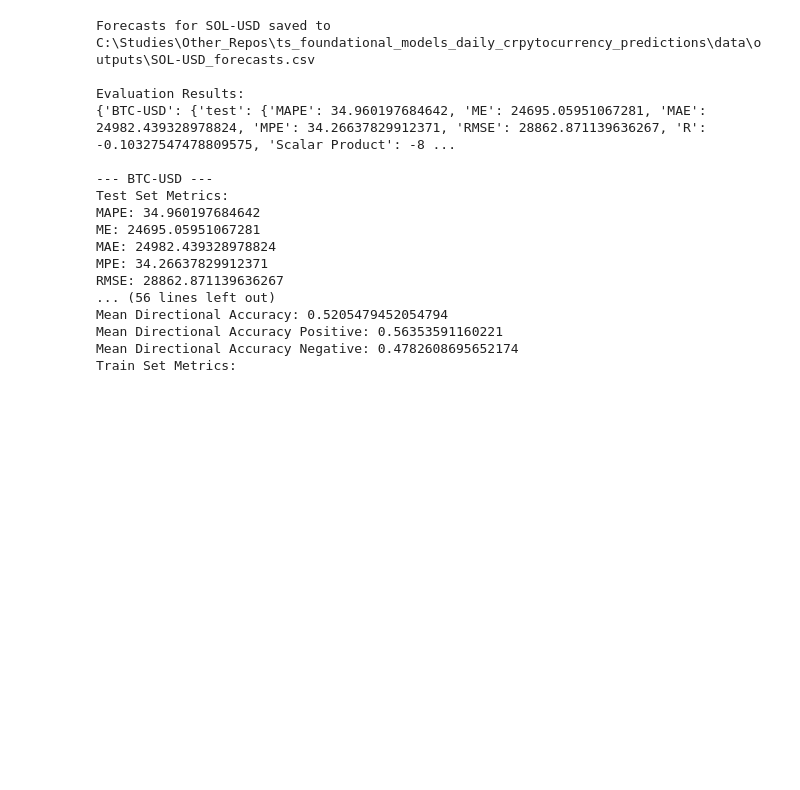
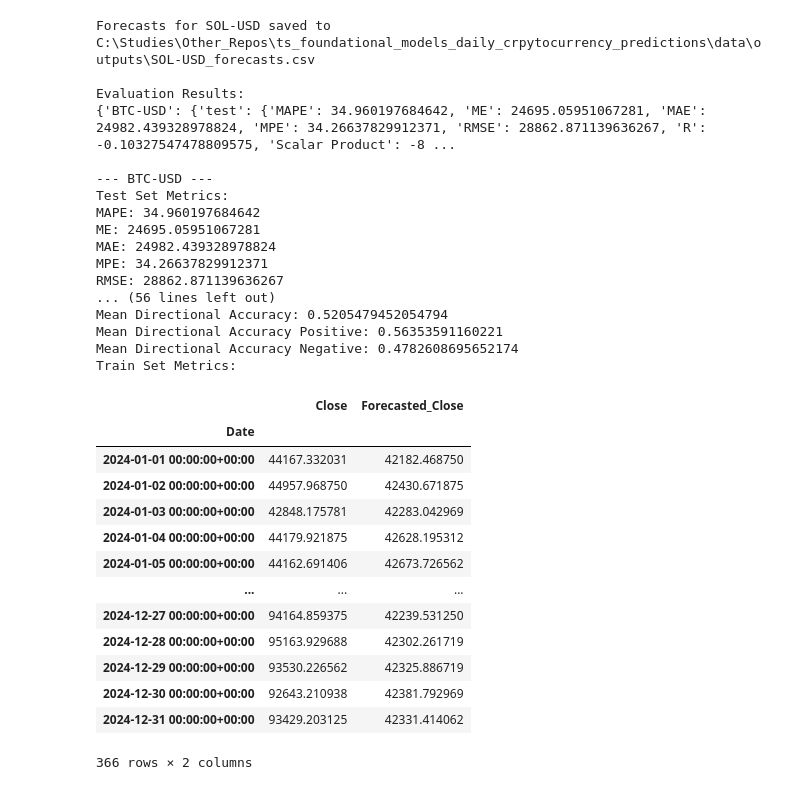
Before and after one commit to zaskap/ts_foundational_models_daily_crpytocurrency_predictions, a Jupyter notebook: notebooks/timesfm_v1.ipynb, the cells around one changed output. Cells and saved outputs as stored; diff of their text form; code cells hidden in the pictures; blank space fills up the shorter version.

```diff
--- a/notebooks/timesfm_v1.ipynb
+++ b/notebooks/timesfm_v1.ipynb
@@ -57,3 +60,20 @@ Mean Directional Accuracy: 0.5205479452054794
 Mean Directional Accuracy Positive: 0.56353591160221
 Mean Directional Accuracy Negative: 0.4782608695652174
 Train Set Metrics:
+# %%
+forecast_results["BTC-USD"]
+# %% [output]
+|  | Close | Forecasted_Close |
+| Date |  |  |
+| 2024-01-01 00:00:00+00:00 | 44167.332031 | 42182.468750 |
+| 2024-01-02 00:00:00+00:00 | 44957.968750 | 42430.671875 |
+| 2024-01-03 00:00:00+00:00 | 42848.175781 | 42283.042969 |
+| 2024-01-04 00:00:00+00:00 | 44179.921875 | 42628.195312 |
+| 2024-01-05 00:00:00+00:00 | 44162.691406 | 42673.726562 |
+| ... | ... | ... |
+| 2024-12-27 00:00:00+00:00 | 94164.859375 | 42239.531250 |
+| 2024-12-28 00:00:00+00:00 | 95163.929688 | 42302.261719 |
+| 2024-12-29 00:00:00+00:00 | 93530.226562 | 42325.886719 |
+| 2024-12-30 00:00:00+00:00 | 92643.210938 | 42381.792969 |
+| 2024-12-31 00:00:00+00:00 | 93429.203125 | 42331.414062 |
+366 rows × 2 columns
```
Also changed, not shown: parts of 10 cells of this notebook, 10 other files.
